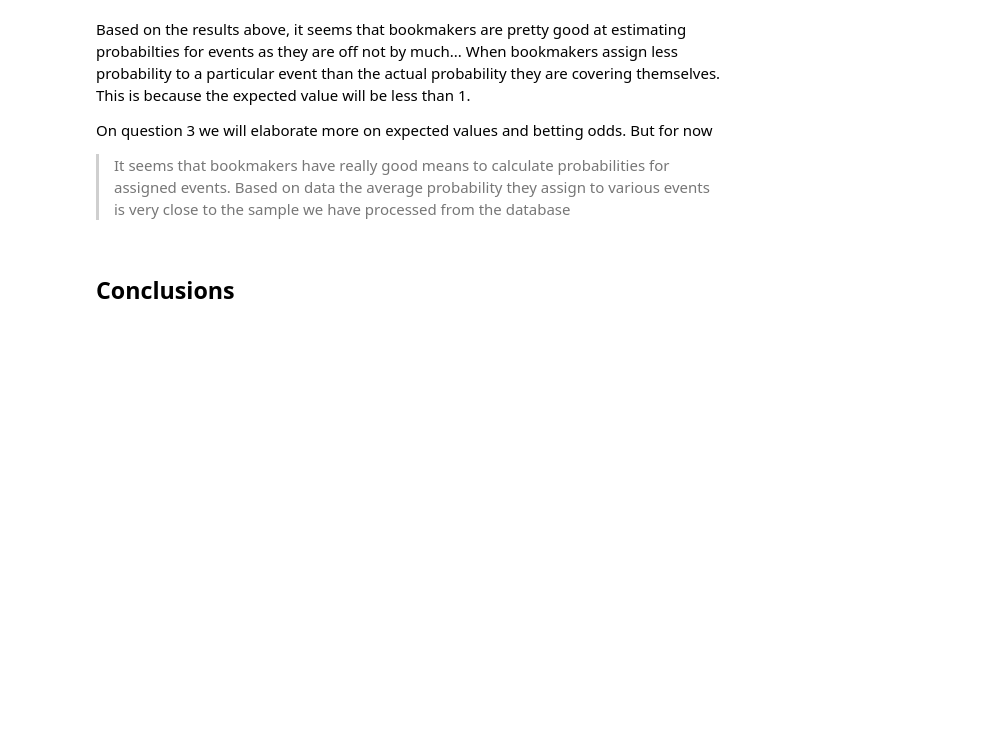
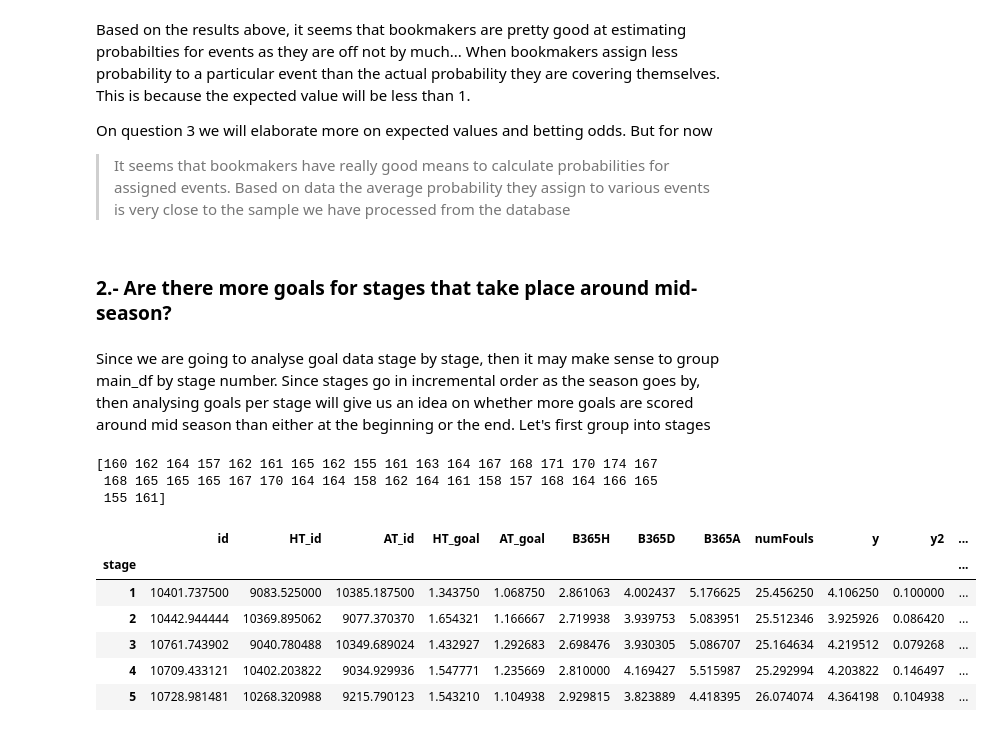
Before and after one commit to aleromar/DescriptiveFootieOdds, a Jupyter notebook: reportARM.ipynb, the cells around one changed output. Saved outputs shown, nothing was run; the diff lists cells and outputs as text; code cells hidden in the pictures; blank space fills up the shorter version.

```diff
--- a/reportARM.ipynb
+++ b/reportARM.ipynb
@@ -552,6 +552,23 @@ Based on the results above, it seems that bookmakers are pretty good at estimati
 
 On question 3 we will elaborate more on expected values and betting odds. But for now
 > It seems that bookmakers have really good means to calculate probabilities for assigned events. Based on data the average probability they assign to various events is very close to the sample we have processed from the database
-# %% [markdown]
-<a id='conclusions'></a>
-## Conclusions
+# %% [markdown]
+### 2.- Are there more goals for stages that take place around mid-season?
+# %% [markdown]
+Since we are going to analyse goal data stage by stage, then it may make sense to group main_df by stage number. Since stages go in incremental order as the season goes by, then analysing goals per stage will give us an idea on whether more goals are scored around mid season than either at the beginning or the end.
+Let's first group into stages
+# %%
+main_df_stage = main_df.groupby('stage').mean()
+print (np.array(main_df.groupby('stage').count().id))
+main_df_stage.head(5)
+# %% [output]
+[160 162 164 157 162 161 165 162 155 161 163 164 167 168 171 170 174 167
+ 168 165 165 165 167 170 164 164 158 162 164 161 158 157 168 164 166 165
+ 155 161]
+|  | id | HT_id | AT_id | HT_goal | AT_goal | B365H | B365D | B365A | numFouls | y | y2 | ... |
+| stage |  |  |  |  |  |  |  |  |  |  |  | ... |
+| 1 | 10401.737500 | 9083.525000 | 10385.187500 | 1.343750 | 1.068750 | 2.861063 | 4.002437 | 5.176625 | 25.456250 | 4.106250 | 0.100000 | ... |
+| 2 | 10442.944444 | 10369.895062 | 9077.370370 | 1.654321 | 1.166667 | 2.719938 | 3.939753 | 5.083951 | 25.512346 | 3.925926 | 0.086420 | ... |
+| 3 | 10761.743902 | 9040.780488 | 10349.689024 | 1.432927 | 1.292683 | 2.698476 | 3.930305 | 5.086707 | 25.164634 | 4.219512 | 0.079268 | ... |
+| 4 | 10709.433121 | 10402.203822 | 9034.929936 | 1.547771 | 1.235669 | 2.810000 | 4.169427 | 5.515987 | 25.292994 | 4.203822 | 0.146497 | ... |
+| 5 | 10728.981481 | 10268.320988 | 9215.790123 | 1.543210 | 1.104938 | 2.929815 | 3.823889 | 4.418395 | 26.074074 | 4.364198 | 0.104938 | ... |
```
Also changed, not shown: parts of 31 cells of this notebook.
